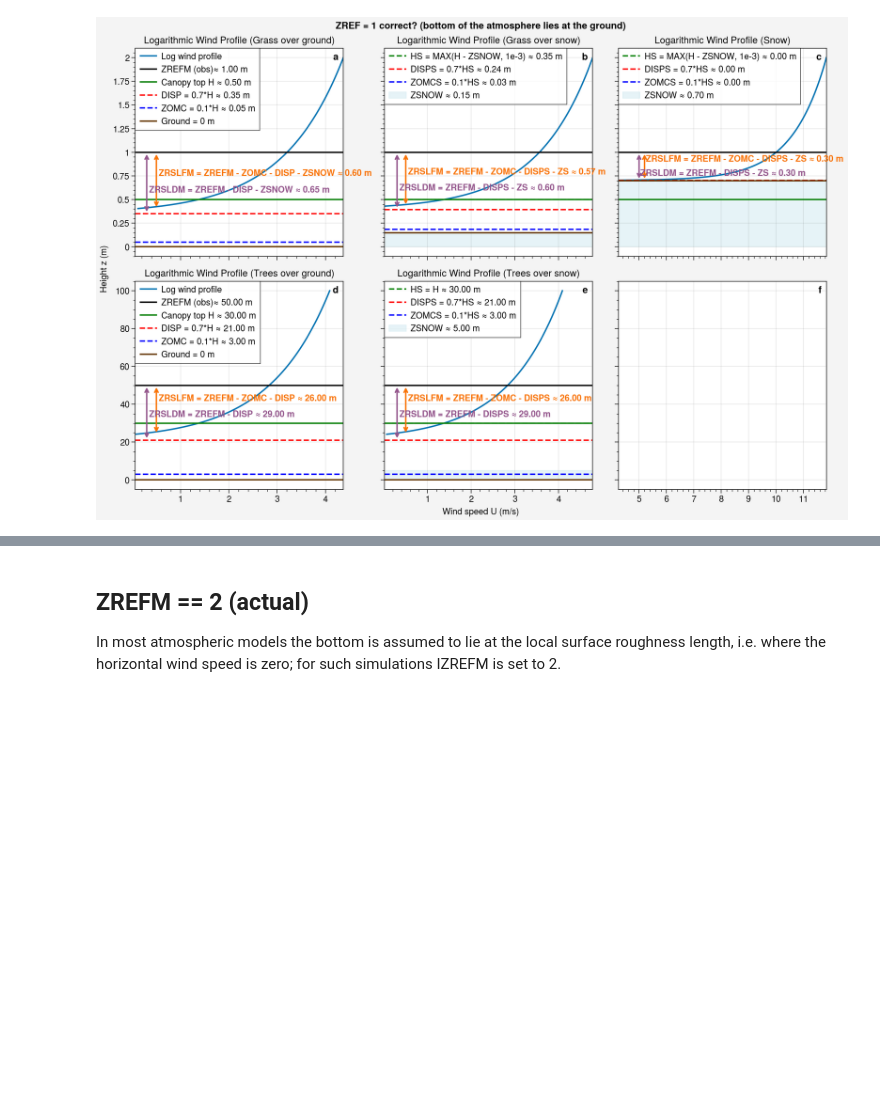
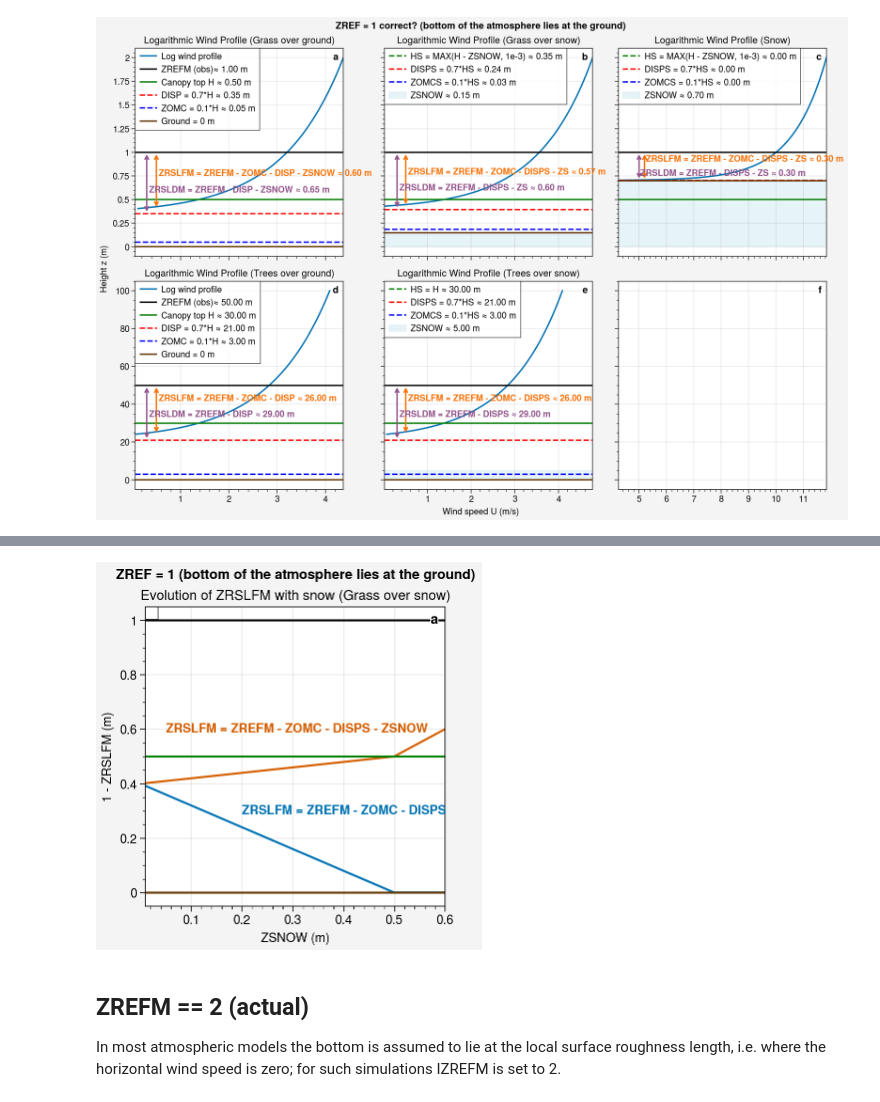
Before and after one commit to mickaellalande/SnowC2, a Jupyter notebook: CLASSIC/wind_profile.ipynb, the cells around one changed output, grey strips where cells are left out. Drawn from its saved outputs; the diff is of its cells as text; code cells hidden in the pictures; blank space fills up the shorter version.

Commit message:
Check fix on ZRSL distances including ZSNOW

```diff
--- a/CLASSIC/wind_profile.ipynb
+++ b/CLASSIC/wind_profile.ipynb
@@ -506,3 +638,56 @@ fig.suptitle('ZREF = 1 correct? (bottom of the atmosphere lies at the ground)')
+# %%
+# Subplot with grass over snow
+ZSNOW_ARR = z = np.linspace(0.01, 0.6, 300)  # height above ground (m)
+HS = np.maximum(H - ZSNOW_ARR, 1.0e-3)
+DISPS = 0.7 * HS # Displacement height of vegetation over snow (d) [m]
+ZOMCS = 0.1 * HS # roughness length for momentum of vegetation over snow [ ]
+
+# Calculate ZRSLDM and ZRSLFM for snow case
+ZRSLFM = ZREFM - DISPS - ZOMCS
+ZRSLFM_CORRECT = ZREFM - DISPS - ZOMCS - ZSNOW_ARR
+# ZRSLFM
+
+fig, axs = pplt.subplots(nrows=1, ncols=1, refwidth=3)
+
+############
+## GRASS ###
+############
+
+H = 0.5 # Vegetation height [m]
+ZREFM = 1.0 # Obs height above the ground [m]
+
+# Plot
+ax = axs[0]
+# Add snow shading
+ax.plot(ZSNOW_ARR, ZREFM-ZRSLFM)
+ax.plot(ZSNOW_ARR, ZREFM-ZRSLFM_CORRECT)
+ax.axhline(y=ZREFM, color="black", linestyle="-")
+ax.axhline(y=H, color="green", linestyle="-")
+ax.axhline(y=0, color="brown", linestyle="-")
+
+
+# Add ZRSLDM and ZRSLFM annotations
+ax.text(0.05, 0.60, f"ZRSLFM = ZREFM - ZOMC - DISPS - ZSNOW", va='center', ha='left',
+        color='C1', fontweight='bold')
+
+ax.text(0.2, 0.3, f"ZRSLFM = ZREFM - ZOMC - DISPS", va='center', ha='left',
+        color='C0', fontweight='bold')
+
+
+ax.format(
+    xlabel="ZSNOW (m)",
+    ylabel="1 - ZRSLFM (m)",
+    title="Evolution of ZRSLFM with snow (Grass over snow)"
+)
+ax.legend(ncol=1, loc='ul')
+
+
+axs.format(abc=True, abcloc='ur')
+fig.suptitle('ZREF = 1 (bottom of the atmosphere lies at the ground)')
+# fig.save("img/wind_profiles_ZREF1_ex_ZRSLFM_ZSNOW.pdf")
+# fig.save("img/wind_profiles_ZREF1_ex_ZRSLFM_ZSNOW.png")
+# %% [output]
+[figure, added]
 # %% [markdown]
 ## ZREFM == 2 (actual)
 
```
Also changed, not shown: parts of 6 cells of this notebook, 11 other files.
